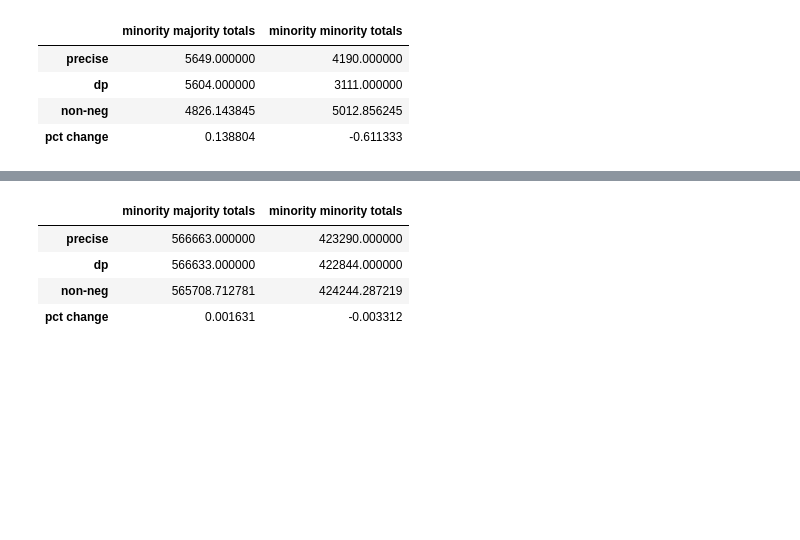
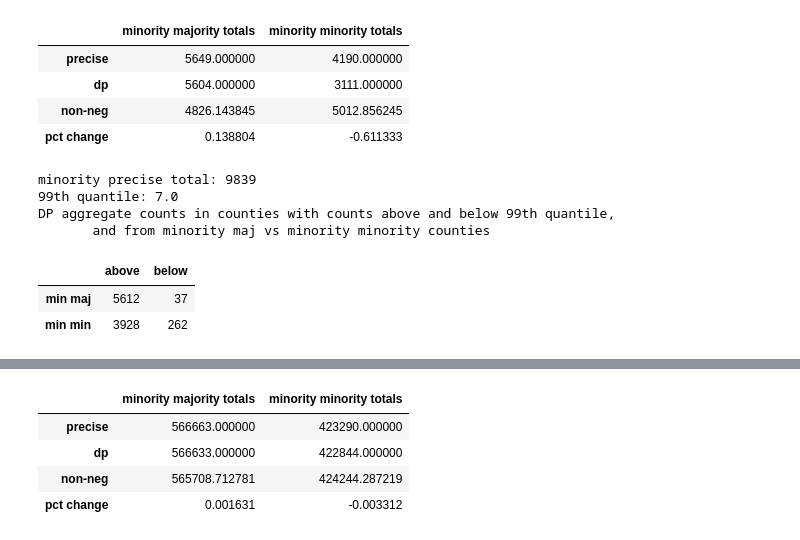
Before and after one commit to beatrixkh/explore_census_2020_dp, a Jupyter notebook: 2020_02_24_dp_census_sim_compare_distributions.ipynb, the cells around one changed output, grey strips where cells are left out. Saved outputs shown, nothing was run; the diff lists cells and outputs as text; code cells hidden in the pictures; blank space fills up the shorter version.

Commit message:
looking at breakdown of {> vs <= 99th quantile } x {min maj, min min}

```diff
--- a/2020_02_24_dp_census_sim_compare_distributions.ipynb
+++ b/2020_02_24_dp_census_sim_compare_distributions.ipynb
@@ -187,3 +183,7 @@ pop_3e7 = main(nonnegative_optimize, a=.02, b=10, pct_minority=.05, segregation_
+# %%
+pop_3e3 = main(nonnegative_optimize, a=.02, b=10, pct_minority=.05, segregation_factor=1, K=10_000, N=3e3, epsilon=0.1, seed=1)
+pop_3e5 = main(nonnegative_optimize, a=.02, b=10, pct_minority=.05, segregation_factor=1, K=10_000, N=3e5, epsilon=0.1, seed=1)
+pop_3e7 = main(nonnegative_optimize, a=.02, b=10, pct_minority=.05, segregation_factor=1, K=10_000, N=3e7, epsilon=0.1, seed=1)
 # %%
 summaries(pop_3e3)
 # %% [output]
@@ -200,3 +216,33 @@ summaries(pop_3e5)
 | dp | 5604.000000 | 3111.000000 |
 | non-neg | 4826.143845 | 5012.856245 |
 | pct change | 0.138804 | -0.611333 |
+# %%
+minority_count_3e5 = pop_3e5[2]
+print(f'minority precise total: {minority_count_3e5.sum()}')
+q99 = np.quantile(minority_count_3e5, .99)
+print(f'99th quantile: {q99}')
+
+# precise minority maj vs min min count above and below 99th quantile
+minmaj_3e5 = minority_count_3e5[pop_3e5[0]]
+minmin_3e5 = minority_count_3e5[pop_3e5[1]]
+
+minmaj_above99_3e5 = minmaj_3e5[minmaj_3e5>q99]
+minmin_above99_3e5 = minmin_3e5[minmin_3e5>q99]
+
+minmaj_below99_3e5 = minmaj_3e5[minmaj_3e5<=q99]
+minmin_below99_3e5 = minmin_3e5[minmin_3e5<=q99]
+
+print("DP aggregate counts in counties with counts above and below 99th quantile, \n \
+      and from minority maj vs minority minority counties")
+pop_3e5_above_below99 = pd.DataFrame(columns = ['above','below'], index=['min maj','min min'],
+    data = [[minmaj_above99_3e5.sum(),minmaj_below99_3e5.sum()],
+            [minmin_above99_3e5.sum(),minmin_below99_3e5.sum()]])
+pop_3e5_above_below99
+# %% [output]
+minority precise total: 9839
+99th quantile: 7.0
+DP aggregate counts in counties with counts above and below 99th quantile,
+       and from minority maj vs minority minority counties
+|  | above | below |
+| min maj | 5612 | 37 |
+| min min | 3928 | 262 |
```
Also changed, not shown: parts of 9 cells of this notebook.
